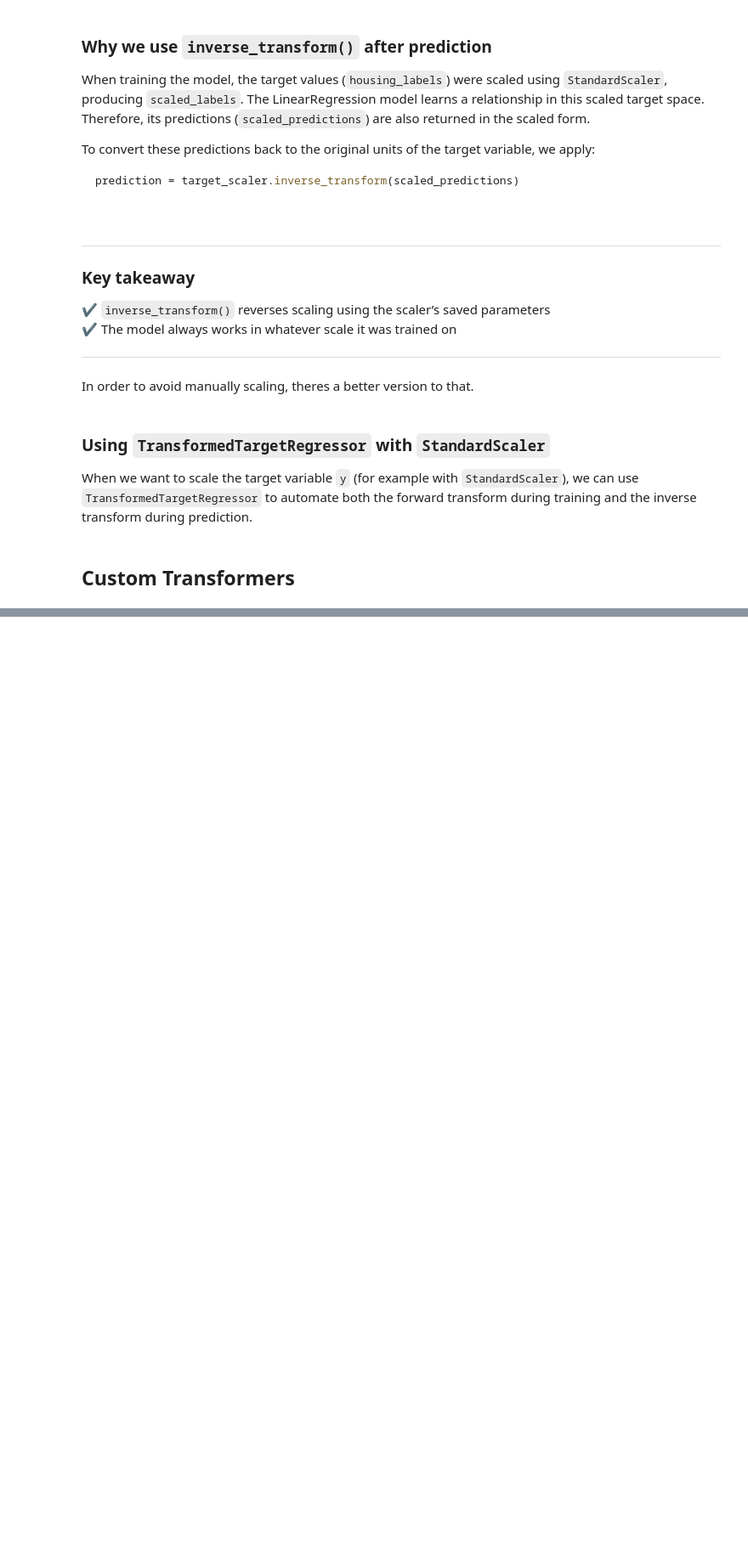
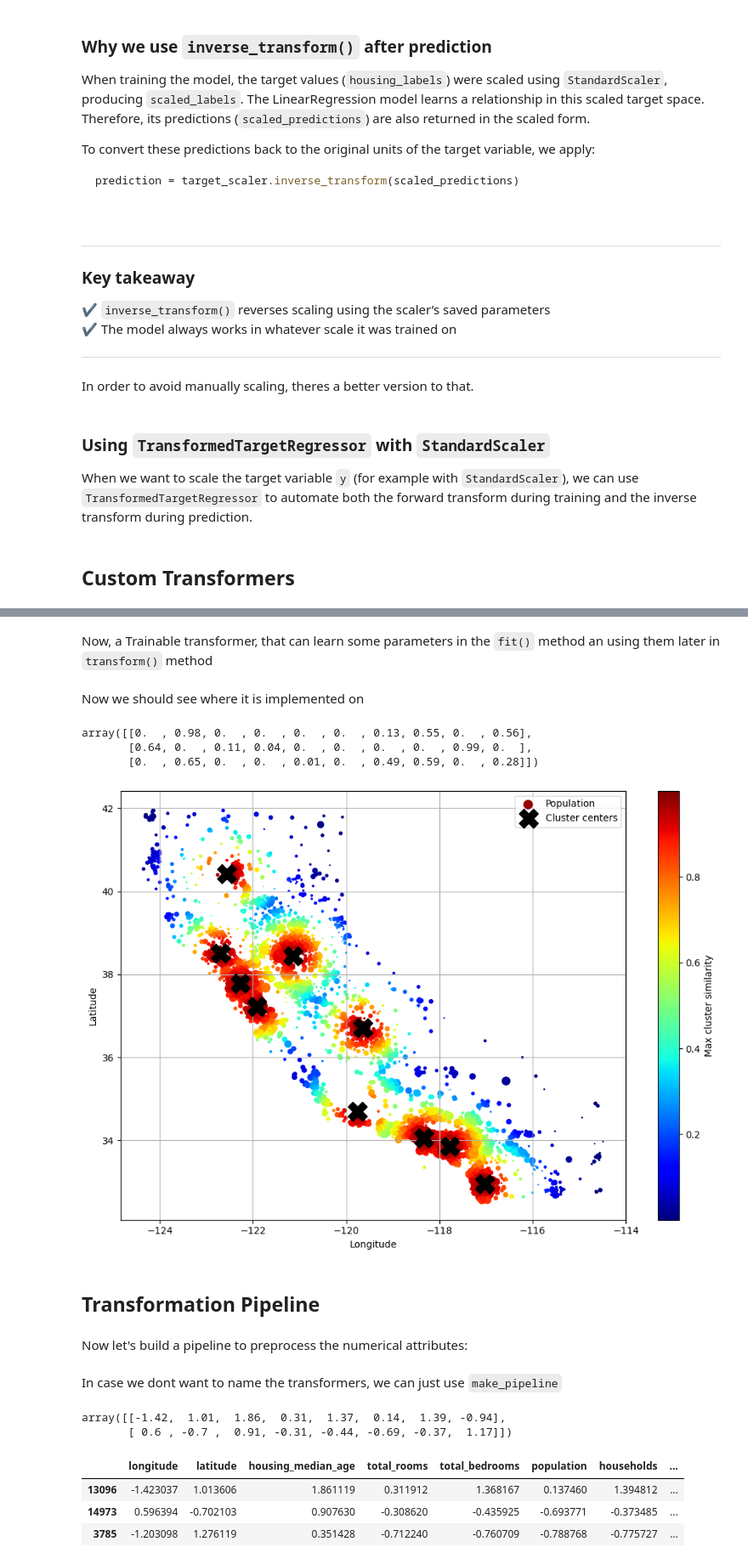
Before and after one commit to Suborno22/California-House-Sale-Prediction, a Jupyter notebook: index.ipynb, the cells around one changed output, grey strips where cells are left out. Shown at 85% size. Drawn from its saved outputs; the diff is of its cells as text; code cells hidden in the pictures; blank space fills up the shorter version.

Commit message:
Updated Index file, almost finished

```diff
--- a/index.ipynb
+++ b/index.ipynb
@@ -560,0 +570,60 @@ log_pop = log_transformer.transform(housing[["population"]])
+# %% [markdown]
+Now, a Trainable transformer, that can learn some parameters in the `fit()` method an using them later in `transform()` method
+# %%
+from sklearn.base import BaseEstimator,TransformerMixin
+from sklearn.cluster import KMeans
+
+class ClusterSimilarity(BaseEstimator,TransformerMixin):
+    def __init__(self,n_clusters,gamma,random_state):
+        self.n_clusters = n_clusters
+        self.random_state =random_state
+        self.gamma = gamma
+
+    def fit(self,X,y=None,sample_weight=None):
+        self.kmeans_=KMeans(self.n_clusters,random_state = self.random_state)
+        self.kmeans_.fit(X,sample_weight=sample_weight)
+        return self
+
+    def transform(self,X):
+        return rbf_kernel(X, self.kmeans_.cluster_centers_,gamma=self.gamma)
+
+    def get_feature_names_out(self,names=None):
+        return [f"Cluster {i} Similarity" for i in range(self.n_clusters)]
+# %% [markdown]
+Now we should see where it is implemented on
+# %%
+cluster_simil = ClusterSimilarity(n_clusters=10,gamma=1.,random_state=42)
+similarities = cluster_simil.fit_transform(housing[["latitude","longitude"]], sample_weight=housing_labels)
+# %%
+similarities[:3].round(2)
+# %% [output]
+array([[0.  , 0.98, 0.  , 0.  , 0.  , 0.  , 0.13, 0.55, 0.  , 0.56],
+       [0.64, 0.  , 0.11, 0.04, 0.  , 0.  , 0.  , 0.  , 0.99, 0.  ],
+       [0.  , 0.65, 0.  , 0.  , 0.01, 0.  , 0.49, 0.59, 0.  , 0.28]])
+# %%
+# extra code – this cell generates Figure 2–19
+
+housing_renamed = housing.rename(columns={
+    "latitude": "Latitude", "longitude": "Longitude",
+    "population": "Population",
+    "median_house_value": "Median house value (ᴜsᴅ)"})
+housing_renamed["Max cluster similarity"] = similarities.max(axis=1)
+
+housing_renamed.plot(kind="scatter", x="Longitude", y="Latitude", grid=True,
+                     s=housing_renamed["Population"] / 100, label="Population",
+                     c="Max cluster similarity",
+                     cmap="jet", colorbar=True,
+                     legend=True, sharex=False, figsize=(10, 7))
+plt.plot(cluster_simil.kmeans_.cluster_centers_[:, 1],
+         cluster_simil.kmeans_.cluster_centers_[:, 0],
+         linestyle="", color="black", marker="X", markersize=20,
+         label="Cluster centers")
+plt.legend(loc="upper right")
+save_fig("district_cluster_plot")
+plt.show()
+# %% [output]
+[figure, added]
+# %% [markdown]
+## Transformation Pipeline
+# %% [markdown]
+Now let's build a pipeline to preprocess the numerical attributes:
@@ -560,0 +639,2 @@ log_pop = log_transformer.transform(housing[["population"]])
+# %% [markdown]
+In case we dont want to name the transformers, we can just use `make_pipeline`
@@ -560,0 +645,14 @@ log_pop = log_transformer.transform(housing[["population"]])
+# %%
+housing_num_prepared = num_pipeline.fit_transform(housing_num)
+housing_num_prepared[:2].round(2)
+# %% [output]
+array([[-1.42,  1.01,  1.86,  0.31,  1.37,  0.14,  1.39, -0.94],
+       [ 0.6 , -0.7 ,  0.91, -0.31, -0.44, -0.69, -0.37,  1.17]])
+# %%
+df_housing_num_prepared = pd.DataFrame(housing_num_prepared, columns=num_pipeline.get_feature_names_out(),index=housing_num.index)
+df_housing_num_prepared.head(3)
+# %% [output]
+|  | longitude | latitude | housing_median_age | total_rooms | total_bedrooms | population | households | ... |
+| 13096 | -1.423037 | 1.013606 | 1.861119 | 0.311912 | 1.368167 | 0.137460 | 1.394812 | ... |
+| 14973 | 0.596394 | -0.702103 | 0.907630 | -0.308620 | -0.435925 | -0.693771 | -0.373485 | ... |
+| 3785 | -1.203098 | 1.276119 | 0.351428 | -0.712240 | -0.760709 | -0.788768 | -0.775727 | ... |
```
Also changed, not shown: parts of 11 cells of this notebook.
